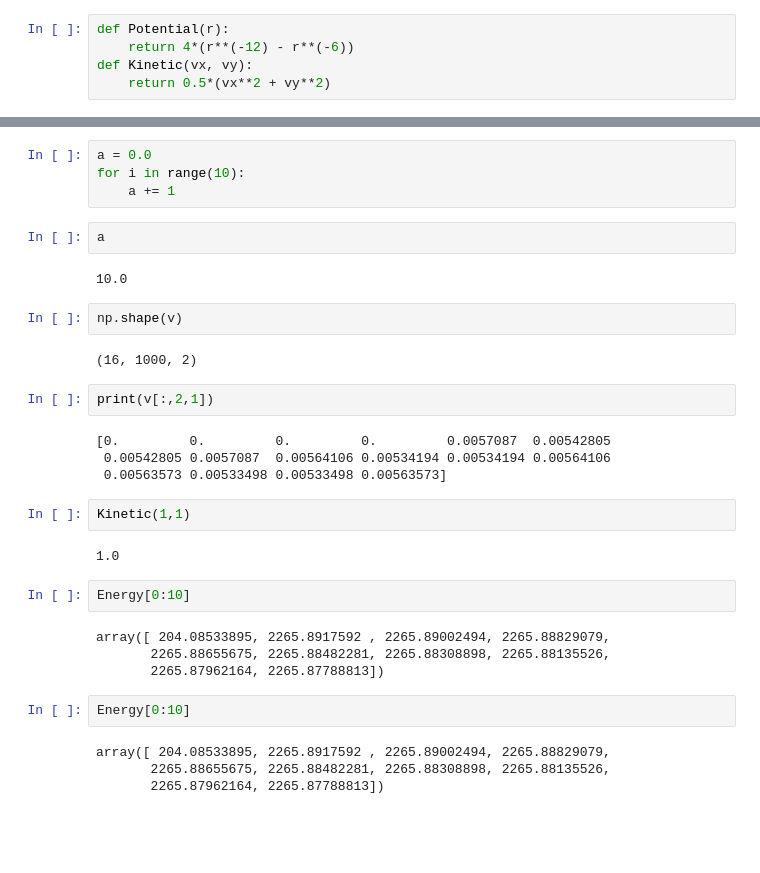
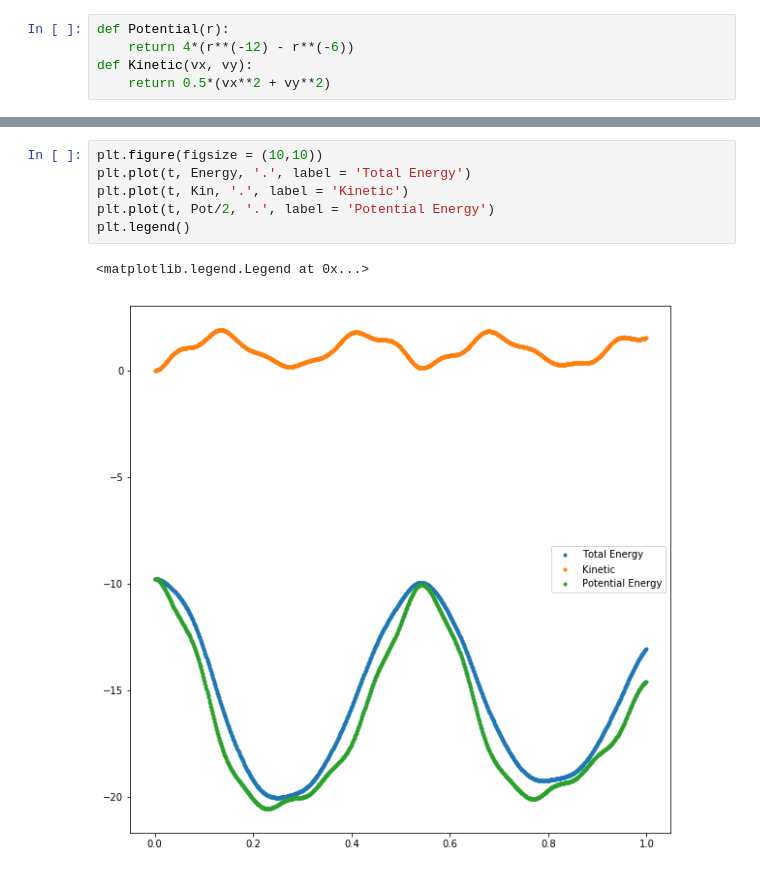
Before and after one commit to andrewkhardy/PHY-407, a Jupyter notebook: Lab06_Q3.ipynb, the cells around one changed output, grey strips where cells are left out. Drawn from its saved outputs; the diff is of its cells as text; blank space fills up the shorter version.

```diff
--- a/Lab06_Q3.ipynb
+++ b/Lab06_Q3.ipynb
@@ -243,34 +238,9 @@ plt.plot(t, Energy, '.')
-# %%
-a = 0.0
-for i in range(10):
-    a += 1
-# %%
-a
-# %% [output]
-10.0
-# %%
-np.shape(v)
-# %% [output]
-(16, 1000, 2)
-# %%
-print(v[:,2,1])
-# %% [output]
-[0.         0.         0.         0.         0.0057087  0.00542805
- 0.00542805 0.0057087  0.00564106 0.00534194 0.00534194 0.00564106
- 0.00563573 0.00533498 0.00533498 0.00563573]
-# %%
-Kinetic(1,1)
-# %% [output]
-1.0
-# %%
-Energy[0:10]
-# %% [output]
-array([ 204.08533895, 2265.8917592 , 2265.89002494, 2265.88829079,
-       2265.88655675, 2265.88482281, 2265.88308898, 2265.88135526,
-       2265.87962164, 2265.87788813])
-# %%
-Energy[0:10]
-# %% [output]
-array([ 204.08533895, 2265.8917592 , 2265.89002494, 2265.88829079,
-       2265.88655675, 2265.88482281, 2265.88308898, 2265.88135526,
-       2265.87962164, 2265.87788813])
+# %%
+plt.figure(figsize = (10,10))
+plt.plot(t, Energy, '.', label = 'Total Energy')
+plt.plot(t, Kin, '.', label = 'Kinetic')
+plt.plot(t, Pot/2, '.', label = 'Potential Energy')
+plt.legend()
+# %% [output]
+<matplotlib.legend.Legend at 0x...>
+[figure, added]
```
Also changed, not shown: parts of 15 cells of this notebook.
